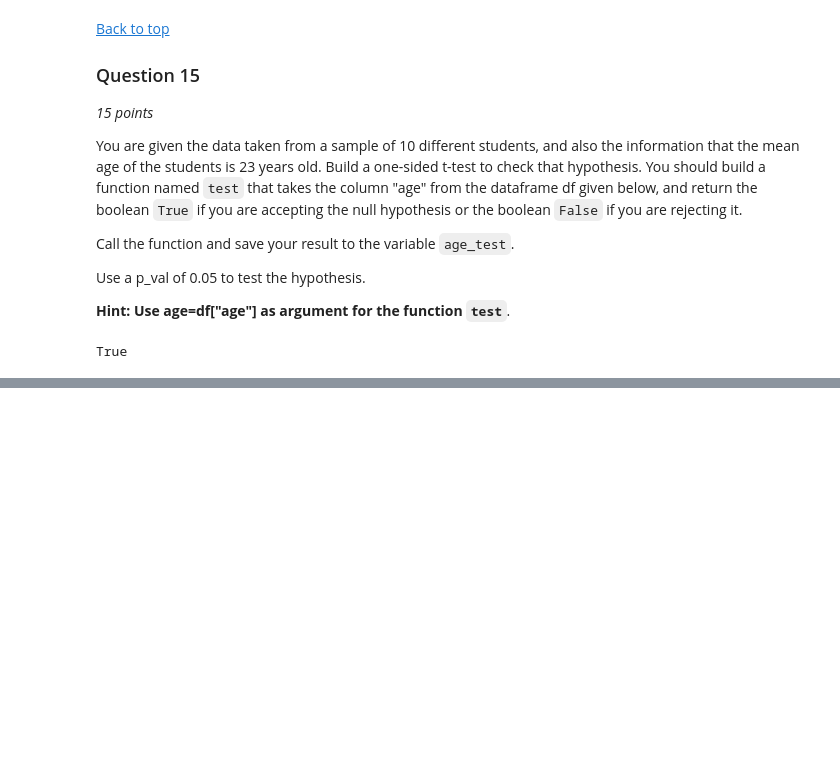
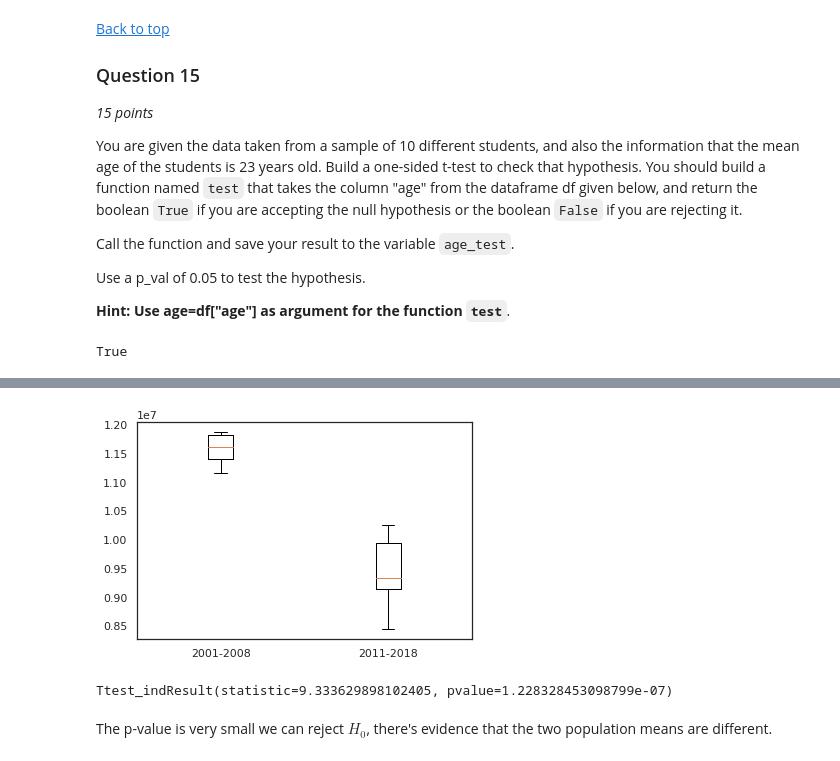
Before and after one commit to alexeimarcilio/Emeritus, a Jupyter notebook: Week09/Final_Assignment_ADSPY.ipynb, the cells around one changed output, grey strips where cells are left out. Cells and saved outputs as stored; diff of their text form; code cells hidden in the pictures; blank space fills up the shorter version.

```diff
--- a/Week09/Final_Assignment_ADSPY.ipynb
+++ b/Week09/Final_Assignment_ADSPY.ipynb
@@ -934,0 +983,14 @@ True
+# %%
+dec1 = crime[crime['Year']<2009]['Total']
+# %%
+dec2 = crime[(crime['Year']<2019)&(crime['Year']>2010)]['Total']
+# %%
+plt.boxplot([dec1, dec2], labels=['2001-2008', '2011-2018']);
+# %% [output]
+[figure, added]
+# %%
+scipy.stats.ttest_ind(dec1,dec2 )
+# %% [output]
+Ttest_indResult(statistic=9.333629898102405, pvalue=1.228328453098799e-07)
+# %% [markdown]
+The p-value is very small we can reject $H_0$, there's evidence that the two population means are different.
```
Also changed, not shown: parts of 17 cells of this notebook, 3 other files.
